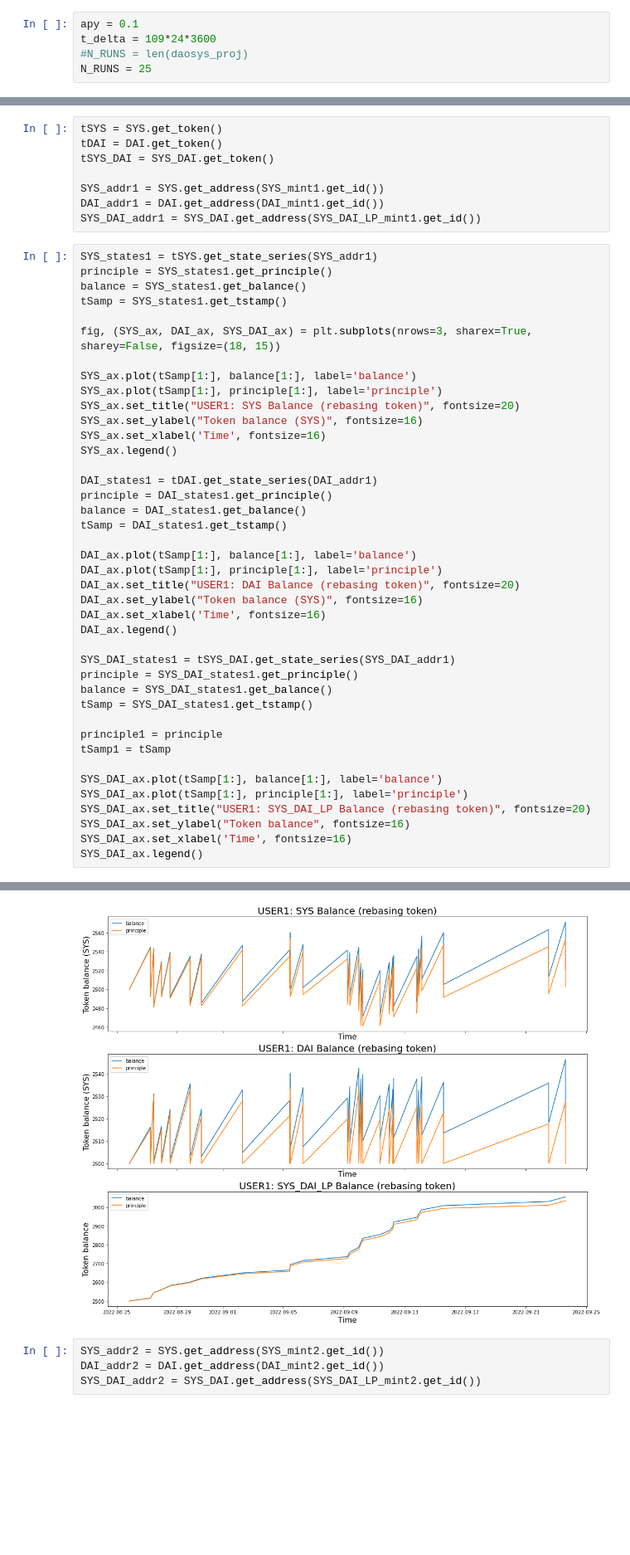
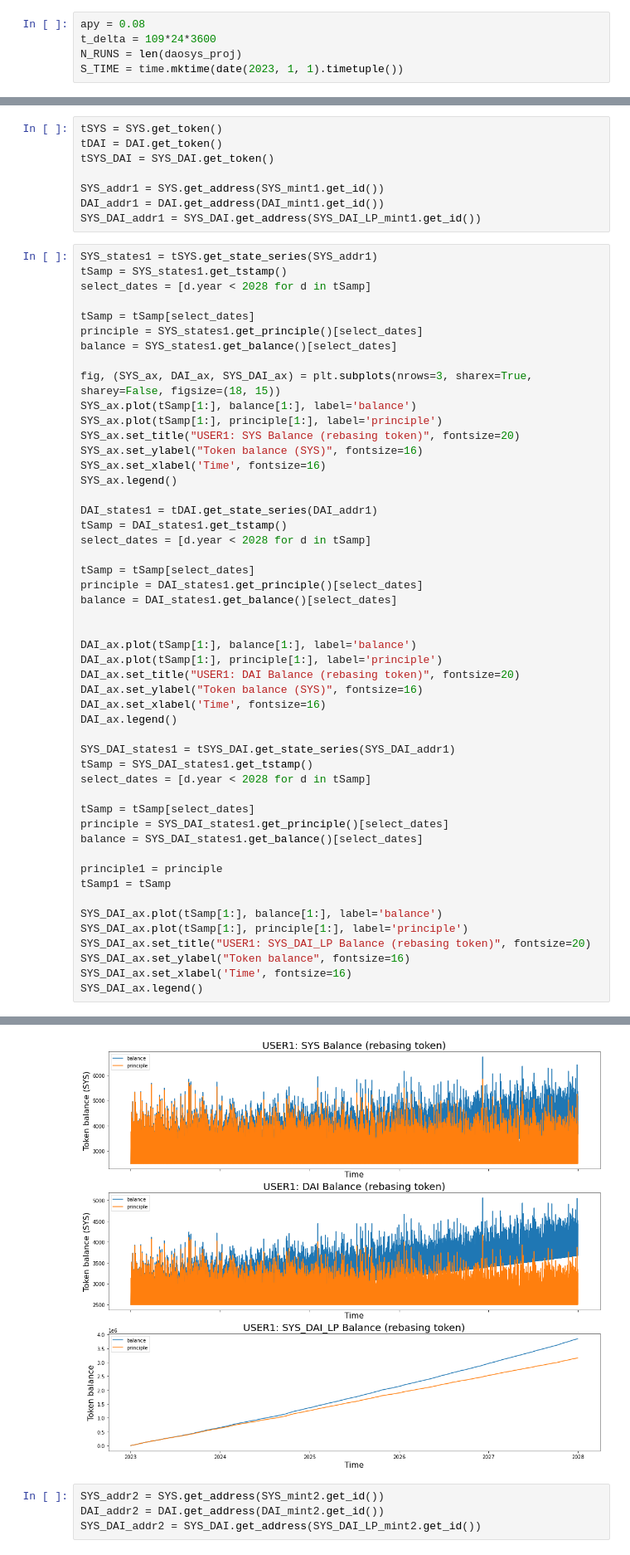
Before and after one commit to icmoore/daosys, a Jupyter notebook: notebooks/simulation/masternode_daosys.ipynb, the cells around one changed output, grey strips where cells are left out. Shown at 83% size. Saved outputs shown, nothing was run; the diff lists cells and outputs as text; blank space fills up the shorter version.

```diff
--- a/notebooks/simulation/masternode_daosys.ipynb
+++ b/notebooks/simulation/masternode_daosys.ipynb
@@ -66,10 +68,10 @@ SYS_DAI = LPTokenAgent('SYS_DAI_LP', SYS_DAI_LP)
 # %% [markdown]
 ### Mint Tokens
 # %%
-apy = 0.1
+apy = 0.08
 t_delta = 109*24*3600
-#N_RUNS = len(daosys_proj)
-N_RUNS = 25
+N_RUNS = len(daosys_proj)
+S_TIME = time.mktime(date(2023, 1, 1).timetuple())
 # %%
 SYS_mint1 = Mint(5000, apy, True)
 DAI_mint1 = Mint(5000, apy, True)
@@ -299,48 +299,57 @@ DAI_addr1 = DAI.get_address(DAI_mint1.get_id())
 SYS_DAI_addr1 = SYS_DAI.get_address(SYS_DAI_LP_mint1.get_id())
 # %%
 SYS_states1 = tSYS.get_state_series(SYS_addr1)
-principle = SYS_states1.get_principle()
-balance = SYS_states1.get_balance()
 tSamp = SYS_states1.get_tstamp()
+select_dates = [d.year < 2028 for d in tSamp]
+
+tSamp = tSamp[select_dates]
+principle = SYS_states1.get_principle()[select_dates]
+balance = SYS_states1.get_balance()[select_dates]
 
 fig, (SYS_ax, DAI_ax, SYS_DAI_ax) = plt.subplots(nrows=3, sharex=True, sharey=False, figsize=(18, 15))
-
 SYS_ax.plot(tSamp[1:], balance[1:], label='balance')
 SYS_ax.plot(tSamp[1:], principle[1:], label='principle')
 SYS_ax.set_title("USER1: SYS Balance (rebasing token)", fontsize=20)
 SYS_ax.set_ylabel("Token balance (SYS)", fontsize=16)
 SYS_ax.set_xlabel('Time', fontsize=16)
 SYS_ax.legend()
 
 DAI_states1 = tDAI.get_state_series(DAI_addr1)
-principle = DAI_states1.get_principle()
-balance = DAI_states1.get_balance()
 tSamp = DAI_states1.get_tstamp()
+select_dates = [d.year < 2028 for d in tSamp]
+
+tSamp = tSamp[select_dates]
+principle = DAI_states1.get_principle()[select_dates]
+balance = DAI_states1.get_balance()[select_dates]
+
 
 DAI_ax.plot(tSamp[1:], balance[1:], label='balance')
 DAI_ax.plot(tSamp[1:], principle[1:], label='principle')
 DAI_ax.set_title("USER1: DAI Balance (rebasing token)", fontsize=20)
 DAI_ax.set_ylabel("Token balance (SYS)", fontsize=16)
 DAI_ax.set_xlabel('Time', fontsize=16)
 DAI_ax.legend()
 
 SYS_DAI_states1 = tSYS_DAI.get_state_series(SYS_DAI_addr1)
-principle = SYS_DAI_states1.get_principle()
-balance = SYS_DAI_states1.get_balance()
 tSamp = SYS_DAI_states1.get_tstamp()
+select_dates = [d.year < 2028 for d in tSamp]
+
+tSamp = tSamp[select_dates]
+principle = SYS_DAI_states1.get_principle()[select_dates]
+balance = SYS_DAI_states1.get_balance()[select_dates]
 
 principle1 = principle
 tSamp1 = tSamp
 
 SYS_DAI_ax.plot(tSamp[1:], balance[1:], label='balance')
 SYS_DAI_ax.plot(tSamp[1:], principle[1:], label='principle')
 SYS_DAI_ax.set_title("USER1: SYS_DAI_LP Balance (rebasing token)", fontsize=20)
 SYS_DAI_ax.set_ylabel("Token balance", fontsize=16)
 SYS_DAI_ax.set_xlabel('Time', fontsize=16)
 SYS_DAI_ax.legend()
 # %% [output]
 <matplotlib.legend.Legend at 0x...>
-[figure, old version]
+[figure, new version]
 # %%
 SYS_addr2 = SYS.get_address(SYS_mint2.get_id())
 DAI_addr2 = DAI.get_address(DAI_mint2.get_id())
```
Also changed, not shown: parts of 21 cells of this notebook, 10 other files.
